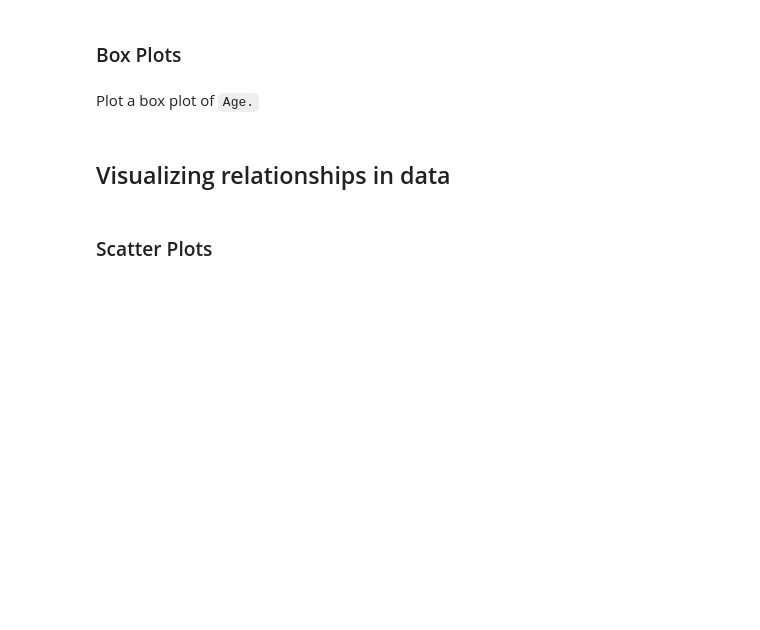
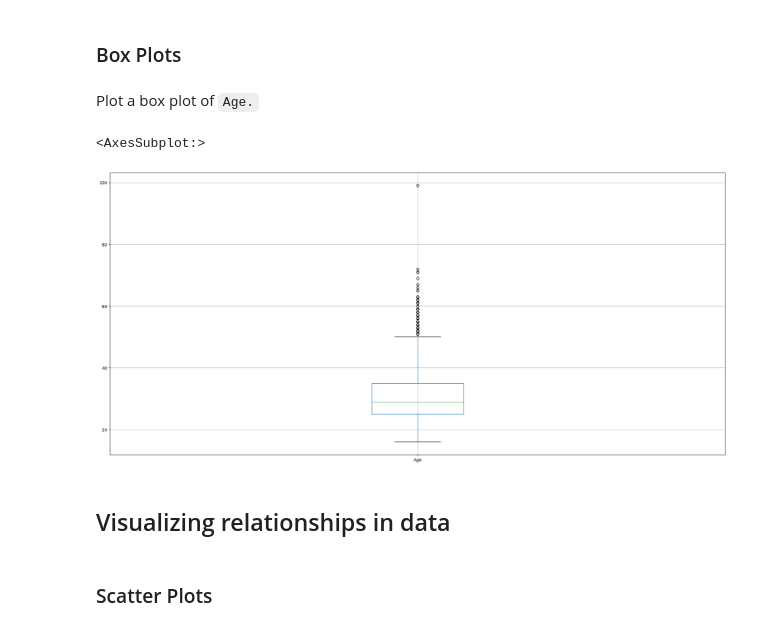
Before and after one commit to JOKAL2189/Pyproj, a Jupyter notebook: M4DataVisualization-lab COMPLETE.ipynb, the cells around one changed output. Saved outputs shown, nothing was run; the diff lists cells and outputs as text; code cells hidden in the pictures; blank space fills up the shorter version.

```diff
--- a/M4DataVisualization-lab COMPLETE.ipynb
+++ b/M4DataVisualization-lab COMPLETE.ipynb
@@ -182,11 +182,14 @@ Plot a box plot of `Age.`
 # %%
 # Assign value of SQL query to QUERY i.e. select all from master table
 QUERY = """
 SELECT * FROM master
 """
 #add into dataframe and then apply hist method on column 'Age'
 df = pd.read_sql_query(QUERY,conn)
-df.hist(column='Age')
+df.boxplot(column='Age', figsize=(26,12))
+# %% [output]
+<AxesSubplot:>
+[figure, added]
 # %% [markdown]
 ## Visualizing relationships in data
 # %% [markdown]
```
Also changed, not shown: parts of 7 cells of this notebook.
